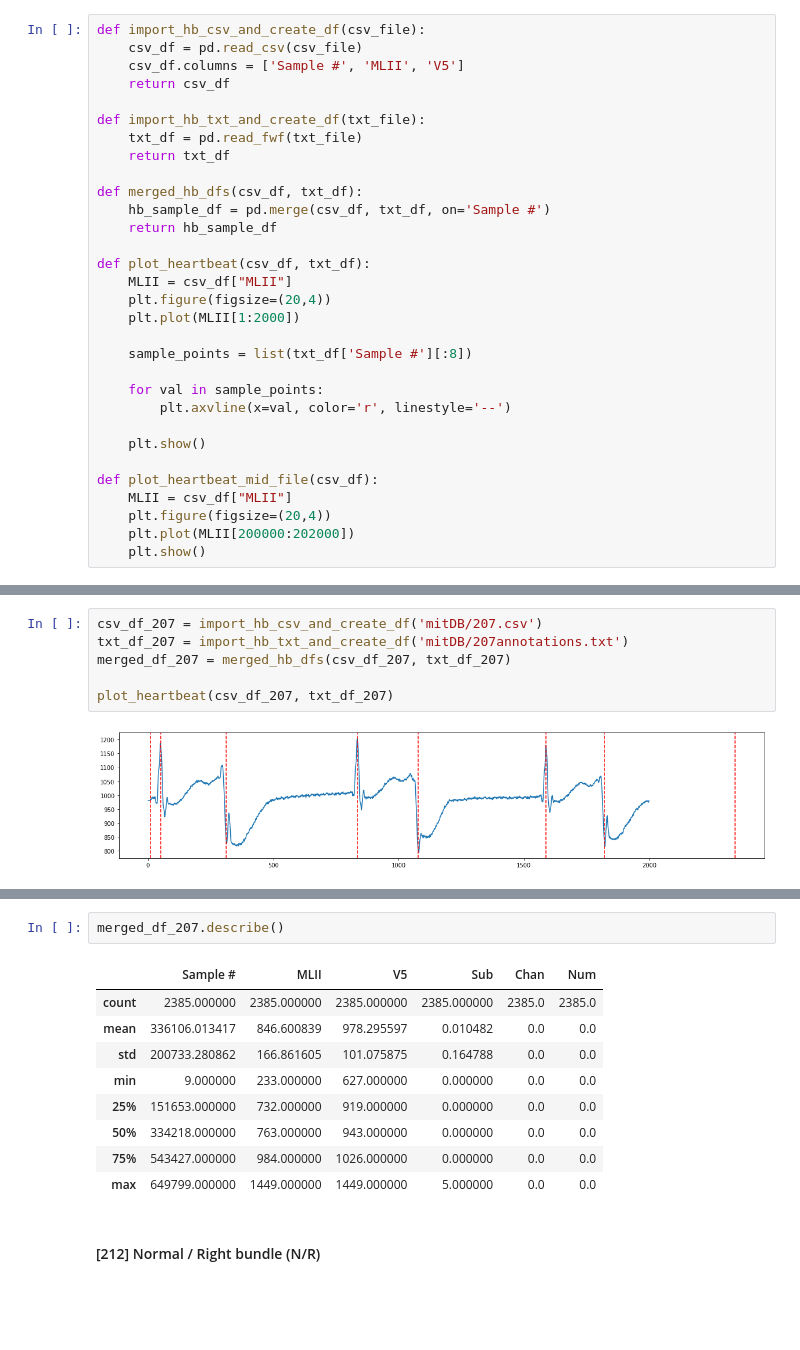
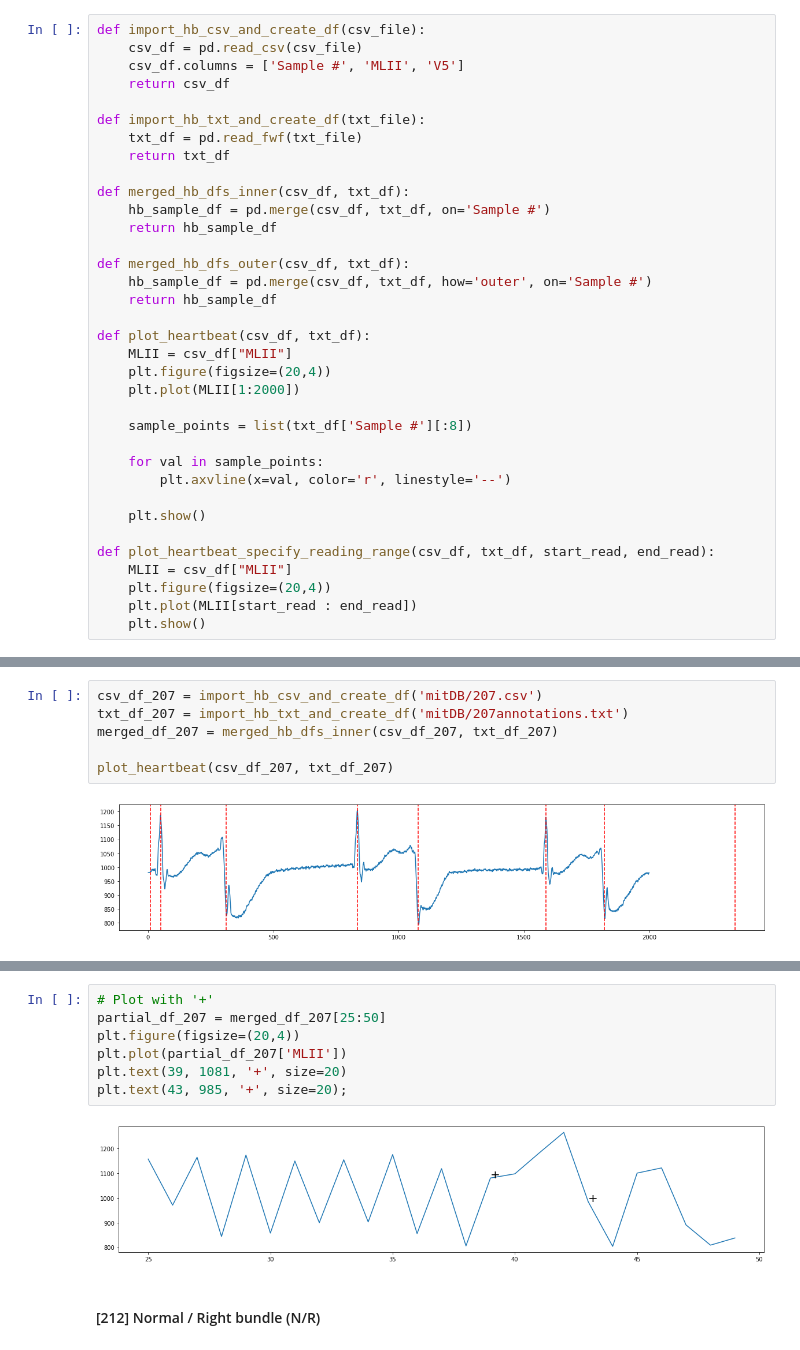
Before and after one commit to tracyteague/app-to-detect-arrhythmias, a Jupyter notebook: mitdb-ecg-classification-project-main.ipynb, the cells around one changed output, grey strips where cells are left out. Cells and saved outputs as stored; diff of their text form; blank space fills up the shorter version.

```diff
--- a/MITDB ECG Classification Project.ipynb
+++ b/mitdb-ecg-classification-project-main.ipynb
@@ -60,8 +61,12 @@ def import_hb_txt_and_create_df(txt_file):
     txt_df = pd.read_fwf(txt_file)
     return txt_df
 
-def merged_hb_dfs(csv_df, txt_df):
+def merged_hb_dfs_inner(csv_df, txt_df):
     hb_sample_df = pd.merge(csv_df, txt_df, on='Sample #')
+    return hb_sample_df
+
+def merged_hb_dfs_outer(csv_df, txt_df):
+    hb_sample_df = pd.merge(csv_df, txt_df, how='outer', on='Sample #')
     return hb_sample_df
 
 def plot_heartbeat(csv_df, txt_df):
@@ -76,8 +81,8 @@ def plot_heartbeat(csv_df, txt_df):
 
     plt.show()
 
-def plot_heartbeat_mid_file(csv_df):
+def plot_heartbeat_specify_reading_range(csv_df, txt_df, start_read, end_read):
     MLII = csv_df["MLII"]
     plt.figure(figsize=(20,4))
-    plt.plot(MLII[200000:202000])
+    plt.plot(MLII[start_read : end_read])
     plt.show()
@@ -141,7 +147,7 @@ plot_heartbeat(csv_df_208, txt_df_208)
 # %%
 csv_df_207 = import_hb_csv_and_create_df('mitDB/207.csv')
 txt_df_207 = import_hb_txt_and_create_df('mitDB/207annotations.txt')
-merged_df_207 = merged_hb_dfs(csv_df_207, txt_df_207)
+merged_df_207 = merged_hb_dfs_inner(csv_df_207, txt_df_207)
 
 plot_heartbeat(csv_df_207, txt_df_207)
 # %% [output]
@@ -169,15 +155,12 @@ merged_df_207[merged_df_207['Aux'].notnull() ]
-# %%
-merged_df_207.describe()
-# %% [output]
-|  | Sample # | MLII | V5 | Sub | Chan | Num |
-| count | 2385.000000 | 2385.000000 | 2385.000000 | 2385.000000 | 2385.0 | 2385.0 |
-| mean | 336106.013417 | 846.600839 | 978.295597 | 0.010482 | 0.0 | 0.0 |
-| std | 200733.280862 | 166.861605 | 101.075875 | 0.164788 | 0.0 | 0.0 |
-| min | 9.000000 | 233.000000 | 627.000000 | 0.000000 | 0.0 | 0.0 |
-| 25% | 151653.000000 | 732.000000 | 919.000000 | 0.000000 | 0.0 | 0.0 |
-| 50% | 334218.000000 | 763.000000 | 943.000000 | 0.000000 | 0.0 | 0.0 |
-| 75% | 543427.000000 | 984.000000 | 1026.000000 | 0.000000 | 0.0 | 0.0 |
-| max | 649799.000000 | 1449.000000 | 1449.000000 | 5.000000 | 0.0 | 0.0 |
+# %%
+# Plot with '+'
+partial_df_207 = merged_df_207[25:50]
+plt.figure(figsize=(20,4))
+plt.plot(partial_df_207['MLII'])
+plt.text(39, 1081, '+', size=20)
+plt.text(43, 985, '+', size=20);
+# %% [output]
+[figure, added]
 # %% [markdown]
 #### [212] Normal / Right bundle (N/R)
 # %%
```
Also changed, not shown: parts of 21 cells of this notebook.
